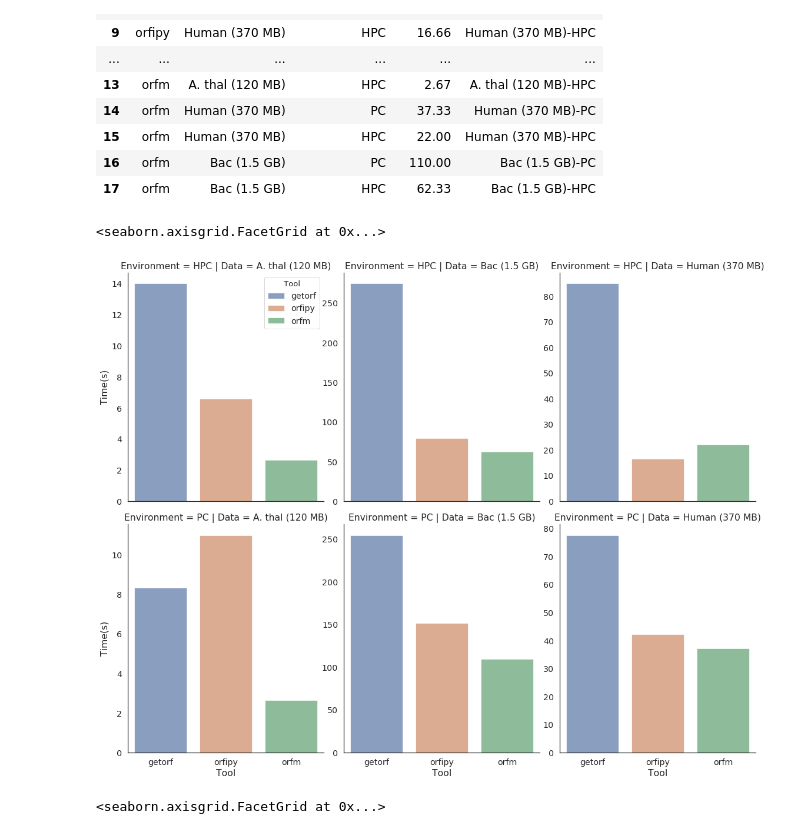
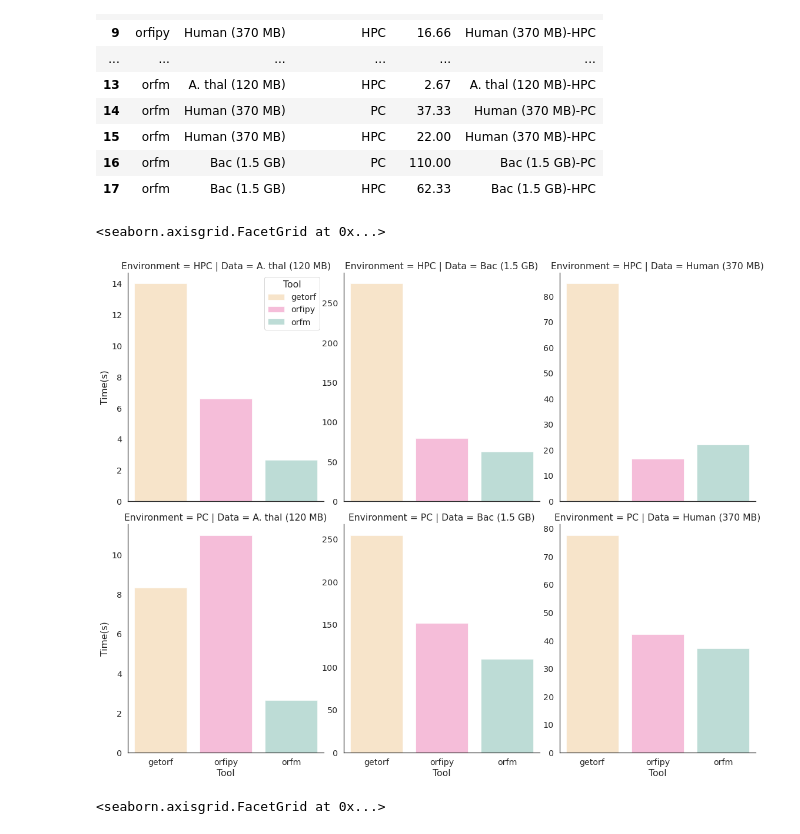
Before and after one commit to urmi-21/orfipy, a Jupyter notebook: scripts/makeplot.ipynb, the cells around one changed output. Drawn from its saved outputs; the diff is of its cells as text; code cells hidden in the pictures.

Commit message:
update colors

```diff
--- a/scripts/makeplot.ipynb
+++ b/scripts/makeplot.ipynb
@@ -29,15 +29,18 @@ rtimes
 | 17 | orfm | Bac (1.5 GB) | HPC | 62.33 | Bac (1.5 GB)-HPC |
 # %%
 sns.set(font_scale=1.3,style="white")
+colors = ["#ffdba9" ,"#ff95ca","#99d5ca"]
+sns.set_palette(colors)
+
 g = sns.FacetGrid(rtimes, row="Environment",col="Data", hue="Tool",
                   sharey=False,legend_out=False,height=7.5,
                   aspect=.85,gridspec_kws={"wspace":0.1,"hspace":0.1})
 g.map(sns.barplot, "Tool", "Time(s)", alpha=.7,ci=None)
 g.add_legend()
 #g.fig.tight_layout()
 # %% [output]
 <seaborn.axisgrid.FacetGrid at 0x...>
-[figure, old version]
+[figure, new version]
 # %%
 #create subset
 #data_HPC=df.loc[df['column_name'] == some_value]
```
Also changed, not shown: parts of 1 cell of this notebook.
